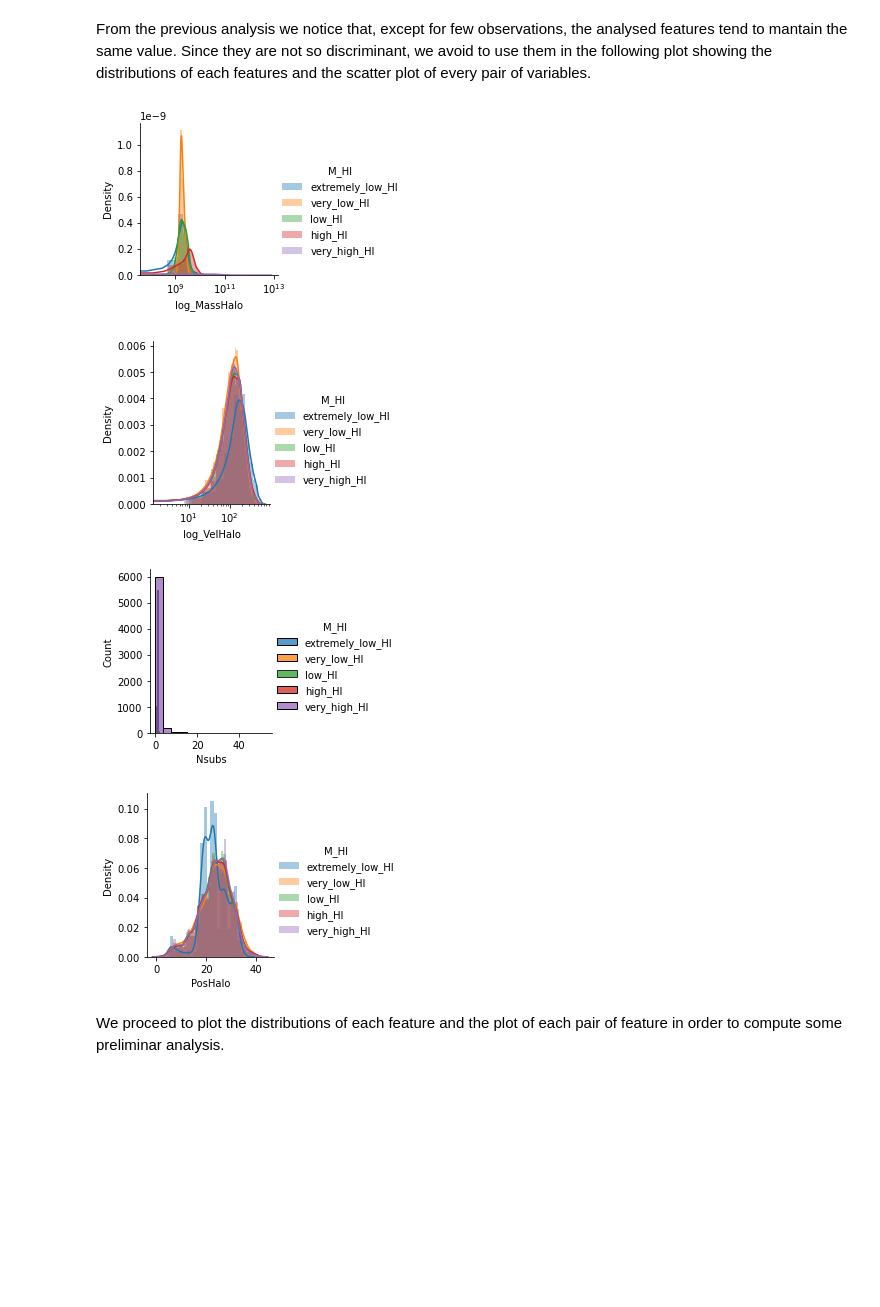
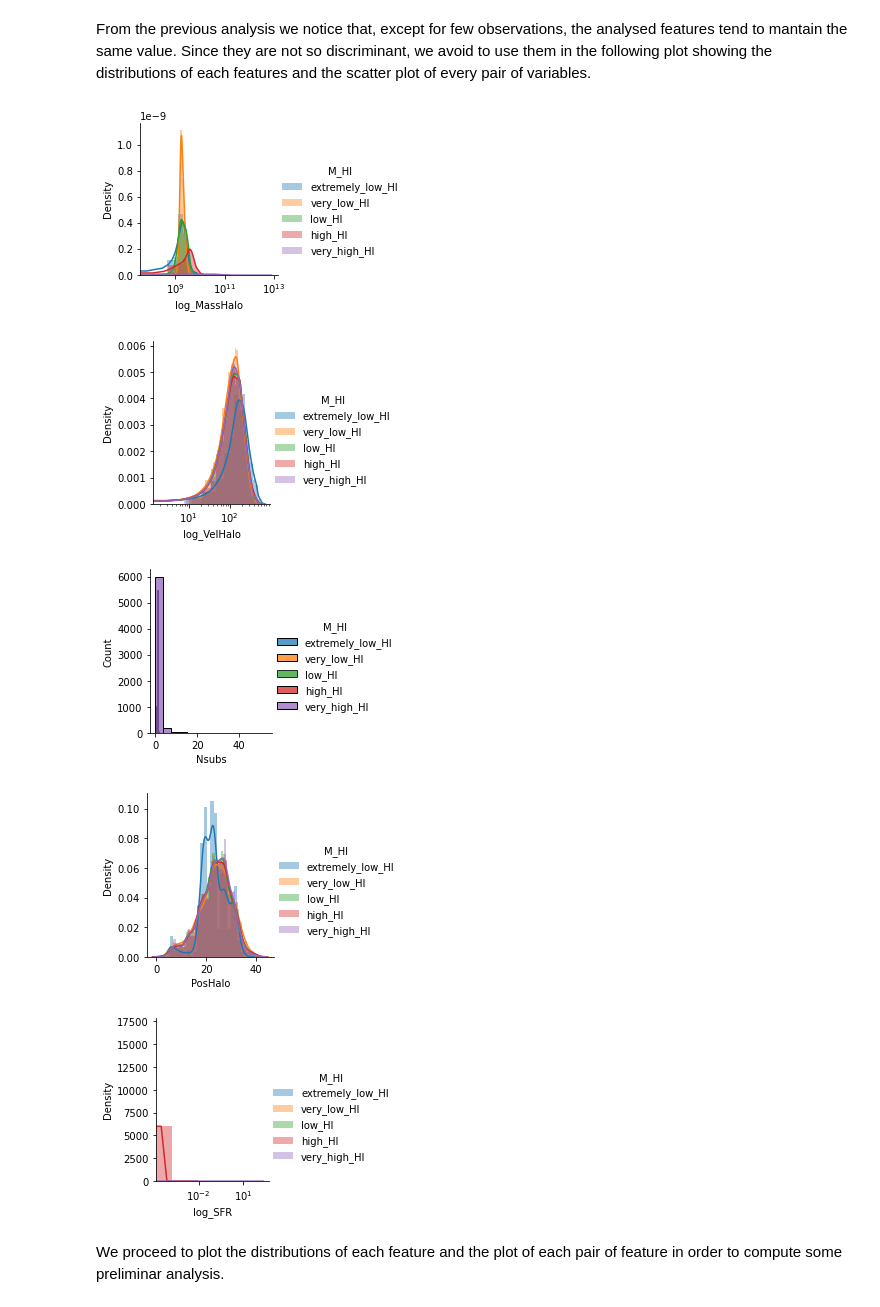
Before and after one commit to CS-433/ML4Science-FGR-x-ML, a Jupyter notebook: W1/task_w1.ipynb, the cells around one changed output. Cells and saved outputs as stored; diff of their text form; code cells hidden in the pictures; blank space fills up the shorter version.

```diff
--- a/W1/task_w1.ipynb
+++ b/W1/task_w1.ipynb
@@ -215,18 +232,22 @@ From the previous analysis we notice that, except for few observations, the anal
 # %%
 sns.FacetGrid(df,hue="M_HI",height=3).map(sns.distplot,"MassHalo").add_legend()
 plt.xscale('log')
 plt.xlabel('log_MassHalo')
 sns.FacetGrid(df,hue="M_HI",height=3).map(sns.distplot,"VelHalo").add_legend()
 plt.xscale('log')
 plt.xlabel('log_VelHalo')
 sns.FacetGrid(df,hue="M_HI",height=3).map(sns.histplot,"Nsubs").add_legend()
 sns.FacetGrid(df,hue="M_HI",height=3).map(sns.distplot,"PosHalo").add_legend()
+sns.FacetGrid(df,hue="M_HI",height=3).map(sns.distplot,"SFR").add_legend()
+plt.xscale('log')
+plt.xlabel('log_SFR')
 plt.show()
 # %% [output]
 [figure]
 [figure]
 [figure]
 [figure]
+[figure, added]
 # %% [markdown]
 We proceed to plot the distributions of each feature and the plot of each pair of feature in order to compute some preliminar analysis.
 # %% [markdown]
```
Also changed, not shown: parts of 11 cells of this notebook.
